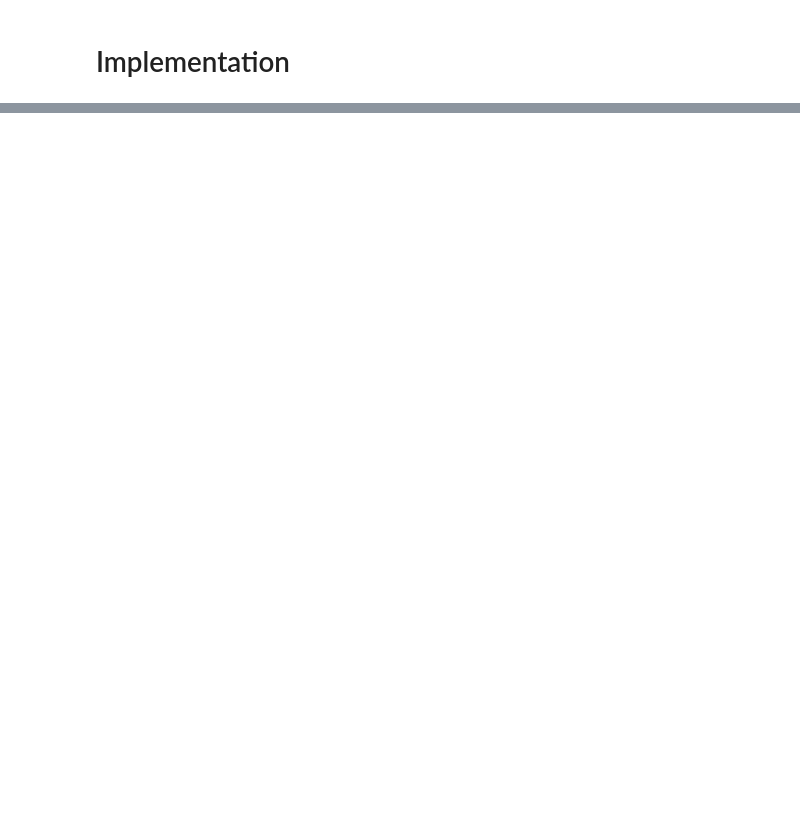
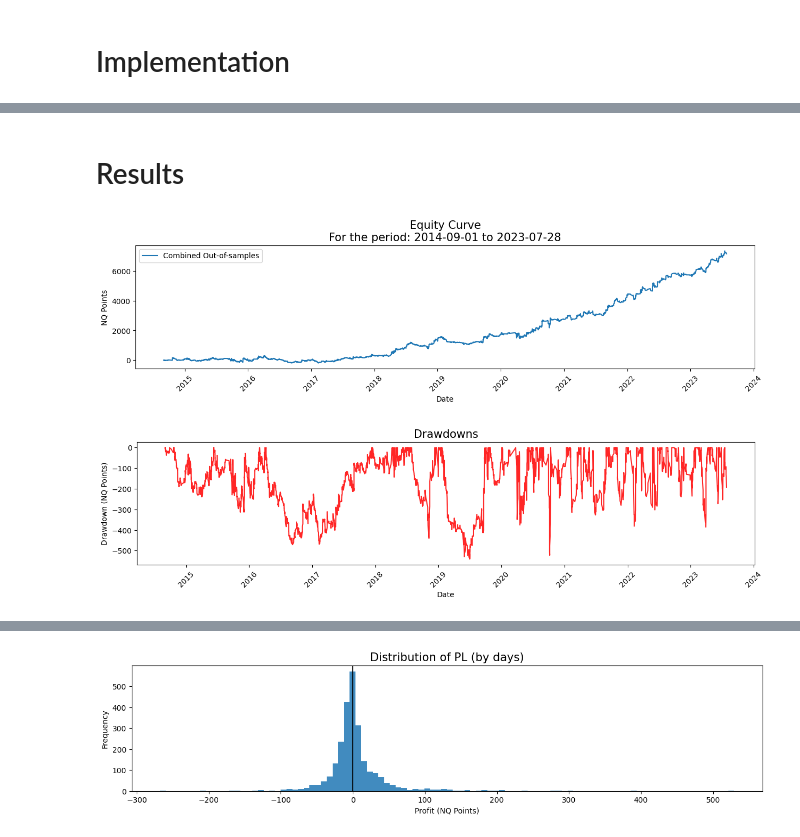
Before and after one commit to kevinhhl/Pinescript-Projects, a Jupyter notebook: Backtesting frameworks/Walk Forward Analysis V1.ipynb, the cells around one changed output, grey strips where cells are left out. Drawn from its saved outputs; the diff is of its cells as text; code cells hidden in the pictures; blank space fills up the shorter version.

```diff
--- a/Backtesting frameworks/Walk Forward Analysis V1.ipynb
+++ b/Backtesting frameworks/Walk Forward Analysis V1.ipynb
@@ -252,0 +290,11 @@ No. of days (OOS):       123
+# %%
+# Concate all the trades into one dataframe
+df_oos_equitycurve = pd.concat(list_of_trades)
+print(df_oos_equitycurve.shape)
+
+df_oos_equitycurve.sort_values(by="Date/Time", inplace=True)
+df_oos_equitycurve["Accum PL"] = df_oos_equitycurve["Profit USD"].cumsum()
+df_oos_equitycurve['Drawdown'] = df_oos_equitycurve['Accum PL'] - df_oos_equitycurve['Accum PL'].cummax()
+
+df_oos_equitycurve.set_index("Date/Time", inplace=True)
+df_oos_equitycurve.tail()
@@ -252,0 +310,68 @@ No. of days (OOS):       123
+# %% [markdown]
+# Results
+# %%
+def plot_equity_curve(df, remarks="", figsize=(15,3)):
+    ''' Helper function to plot equity curve and drawdowns '''
+    if remarks != "":
+        remarks = "\n" + remarks
+
+    # Equity Curve
+    plt.figure(figsize=figsize)
+    plt.plot(df['Accum PL'], label="Combined Out-of-samples")
+    title = "Equity Curve" + remarks
+    plt.title(title, size=15)
+    plt.xlabel("Date")
+    plt.ylabel("NQ Points")
+
+    # Rotate x-axis labels
+    plt.xticks(rotation=45)
+    plt.legend(loc="upper left")
+
+
+    # Drawdown underwater plot
+    plt.figure(figsize=figsize)
+    plt.plot(df["Drawdown"], color="red", alpha=0.85)
+    plt.title("Drawdowns", size=15)
+    plt.xlabel("Date")
+    plt.ylabel("Drawdown (NQ Points)")
+
+    # Rotate x-axis labels
+    plt.xticks(rotation=45)
+
+    plt.show()
+
+# Plot the entire equity curve
+
+_first_day = df_oos_equitycurve.index[0].strftime("%Y-%m-%d")
+_last_day = df_oos_equitycurve.index[-1].strftime("%Y-%m-%d")
+plot_equity_curve(df_oos_equitycurve, remarks="For the period: {} to {}".format(_first_day, _last_day))
+
+# ----------------------------------
+# Aggregate by day
+# ----------------------------------
+df_pl_daily = df_oos_equitycurve.copy()
+df_pl_daily = df_pl_daily.groupby(['Date/Time']).agg({'Profit USD':'sum'})
+
+print("*"*20)
+print(" Daily stats:")
+print("*"*20)
+print("Win rate = " + str(round(len(df_oos_equitycurve[df_oos_equitycurve["Profit USD"] > 0]) / len(df_oos_equitycurve),4)))
+print("Winning days = " + str(round(len(df_pl_daily[df_pl_daily["Profit USD"] > 0]) / len(df_pl_daily),4)))
+df_pl_daily.describe()[:3]
+
+fig = plt.figure(figsize=(15, 3))
+ax = fig.add_subplot(1, 1, 1)
+
+ax.hist(df_pl_daily['Profit USD'], bins=100, alpha=0.85)
+
+# Plot 0 line
+ax.axvline(x=0, color='black', alpha=0.85)
+
+ax.set_title('Distribution of PL (by days)', size=15)
+ax.set_xlabel('Profit (NQ Points)')
+ax.set_ylabel('Frequency')
+
+plt.show()
+# %% [output]
+[figure, added]
+[figure, added]
@@ -252,0 +383 @@ No. of days (OOS):       123
+[figure, added]
```
Also changed, not shown: parts of 50 cells of this notebook.
